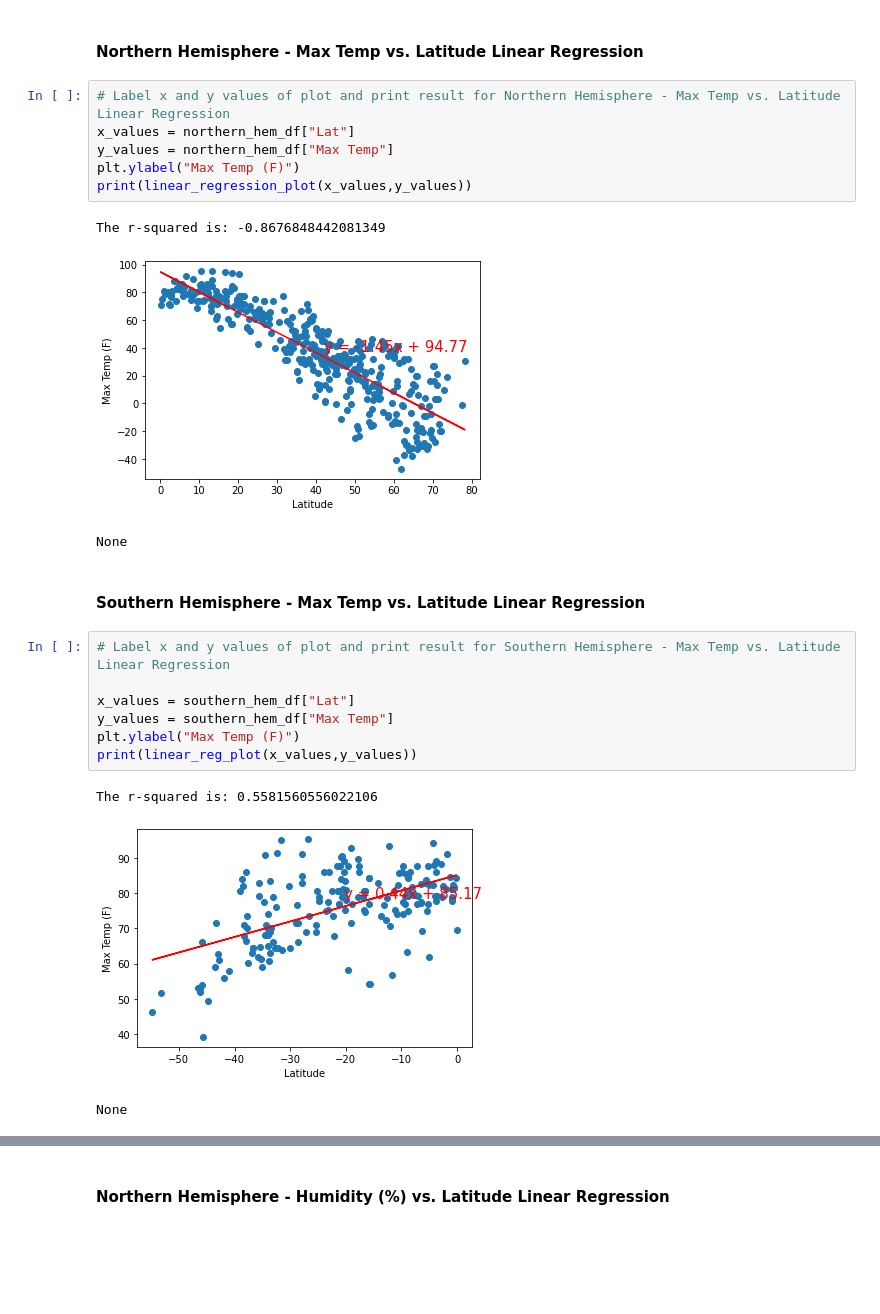
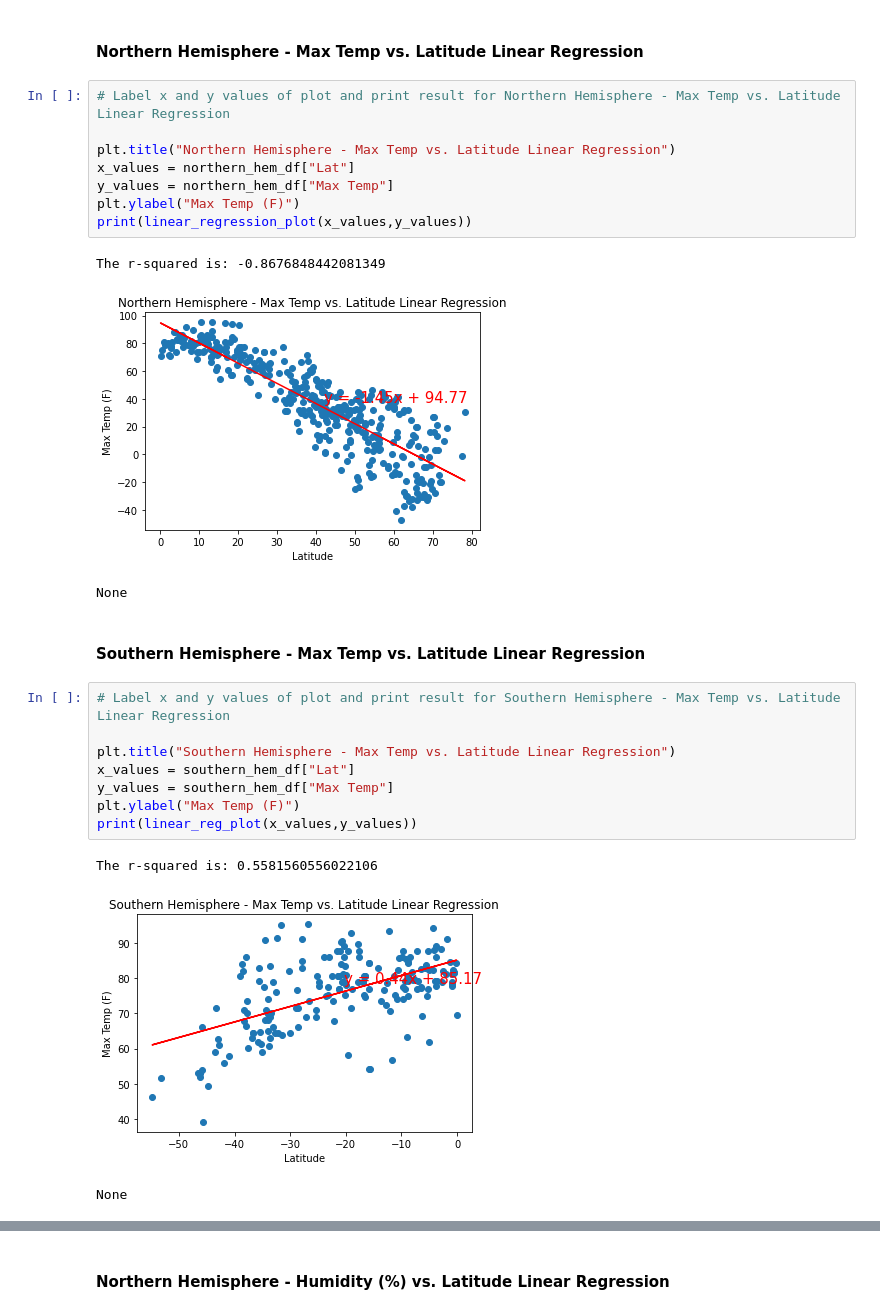
Before and after one commit to KGore12/python-api-challenge, a Jupyter notebook: WeatherPy/WeatherPy.ipynb, the cells around one changed output, grey strips where cells are left out. Drawn from its saved outputs; the diff is of its cells as text; blank space fills up the shorter version.

```diff
--- a/WeatherPy/WeatherPy.ipynb
+++ b/WeatherPy/WeatherPy.ipynb
@@ -275,25 +275,28 @@ def linear_regression_plot(x_values,y_values):
 ####  Northern Hemisphere - Max Temp vs. Latitude Linear Regression
 # %%
 # Label x and y values of plot and print result for Northern Hemisphere - Max Temp vs. Latitude Linear Regression
+
+plt.title("Northern Hemisphere - Max Temp vs. Latitude Linear Regression")
 x_values = northern_hem_df["Lat"]
 y_values = northern_hem_df["Max Temp"]
 plt.ylabel("Max Temp (F)")
 print(linear_regression_plot(x_values,y_values))
 # %% [output]
 The r-squared is: -0.8676848442081349
-[figure, old version]
+[figure, new version]
 None
 # %% [markdown]
 ####  Southern Hemisphere - Max Temp vs. Latitude Linear Regression
 # %%
 # Label x and y values of plot and print result for Southern Hemisphere - Max Temp vs. Latitude Linear Regression
 
+plt.title("Southern Hemisphere - Max Temp vs. Latitude Linear Regression")
 x_values = southern_hem_df["Lat"]
 y_values = southern_hem_df["Max Temp"]
 plt.ylabel("Max Temp (F)")
 print(linear_reg_plot(x_values,y_values))
 # %% [output]
 The r-squared is: 0.5581560556022106
-[figure, old version]
+[figure, new version]
 None
 # %% [markdown]
```
Also changed, not shown: parts of 6 cells of this notebook.
